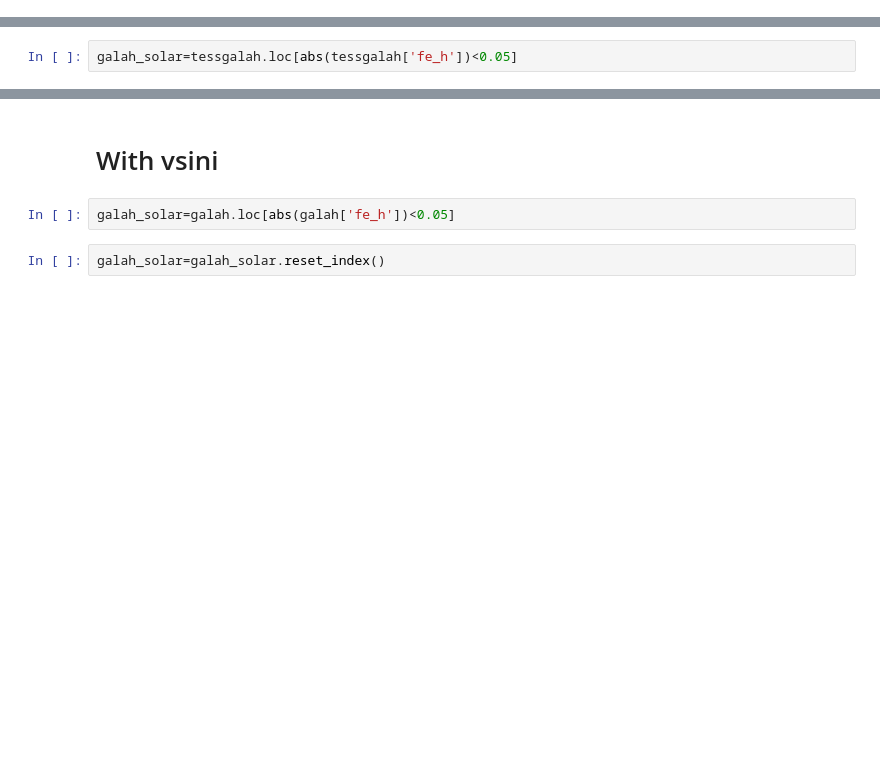
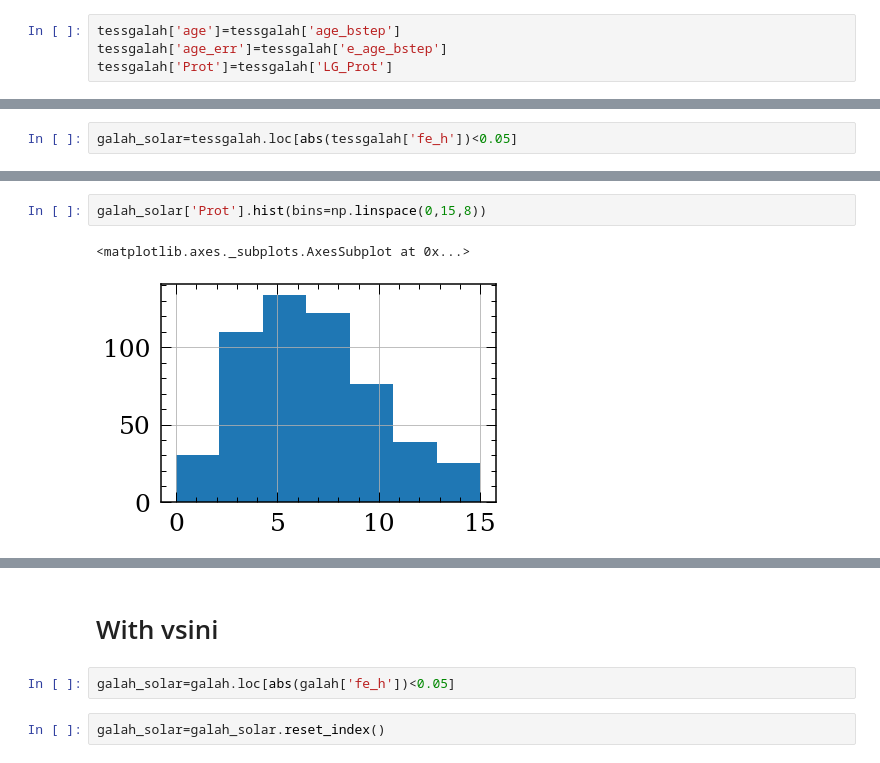
Before and after one commit to lyx12311/RotationScatter, a Jupyter notebook: ImpNB/GALAH.ipynb, the cells around one changed output, grey strips where cells are left out. Saved outputs shown, nothing was run; the diff lists cells and outputs as text; blank space fills up the shorter version.

```diff
--- a/ImpNB/GALAH.ipynb
+++ b/ImpNB/GALAH.ipynb
@@ -19,0 +56,4 @@ tessgalah=pd.merge(tessgalah[['sobject_id','LG_Prot','Rvar','LG_peak']],galah,le
+# %%
+tessgalah['age']=tessgalah['age_bstep']
+tessgalah['age_err']=tessgalah['e_age_bstep']
+tessgalah['Prot']=tessgalah['LG_Prot']
@@ -34,0 +166,5 @@ plt.ylim([0,15])
+# %%
+galah_solar['Prot'].hist(bins=np.linspace(0,15,8))
+# %% [output]
+<matplotlib.axes._subplots.AxesSubplot at 0x...>
+[figure, added]
```
Also changed, not shown: parts of 22 cells of this notebook, 3 other files.
